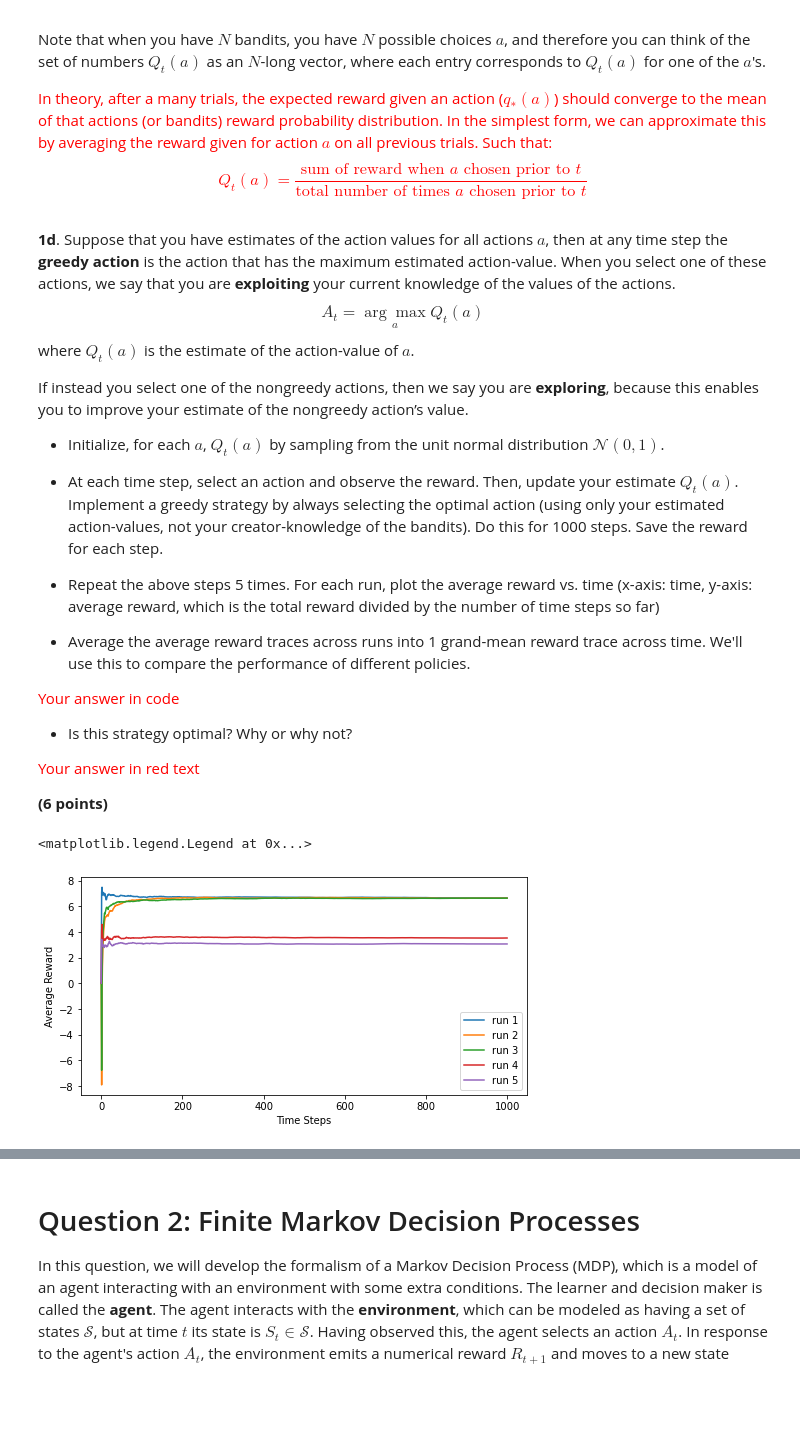
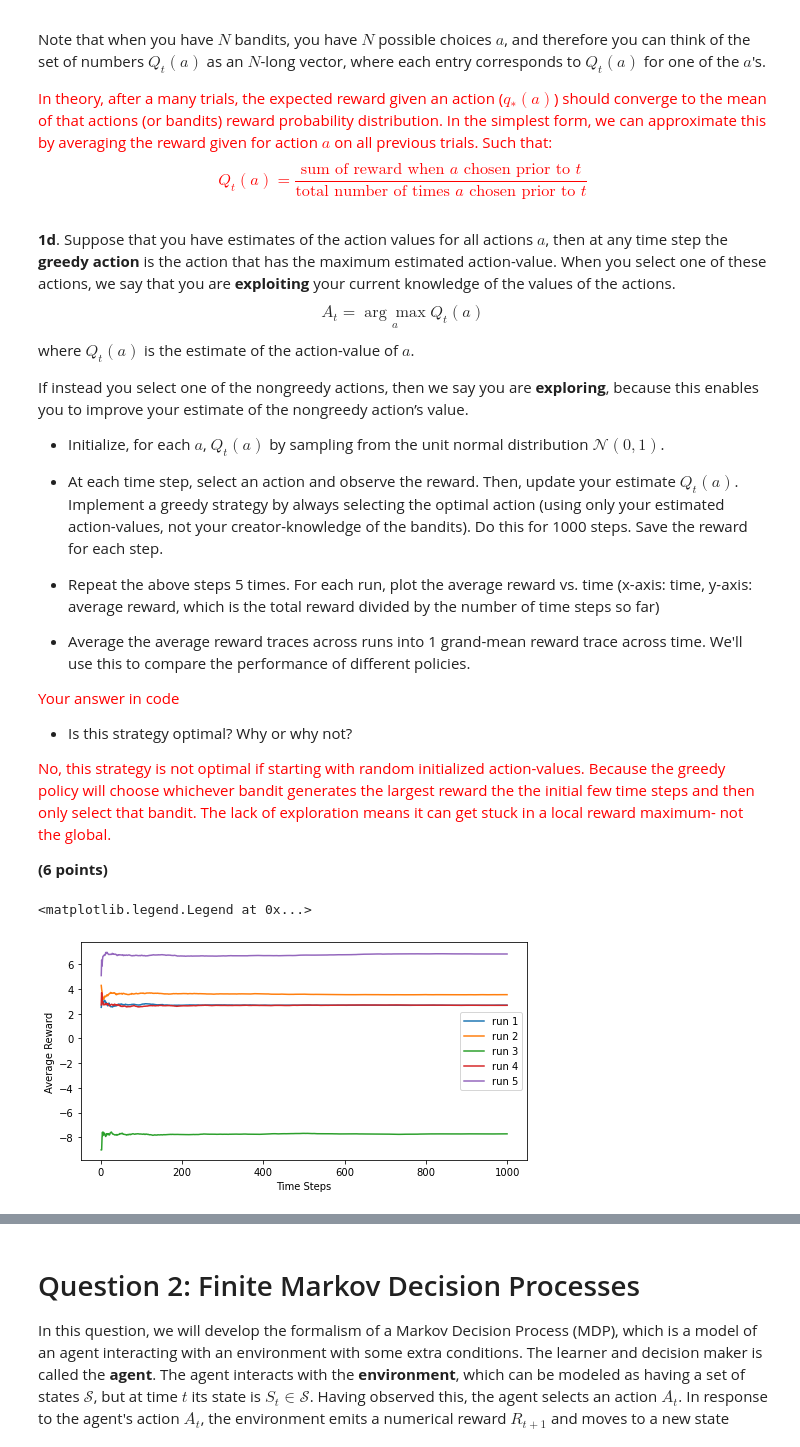
Before and after one commit to jess-breda/Neu537, a Jupyter notebook: neu537hw4/Questions_HW4_NEU437_537_GeneralizedLinearModels.ipynb, the cells around one changed output, grey strips where cells are left out. Saved outputs shown, nothing was run; the diff lists cells and outputs as text; code cells hidden in the pictures; blank space fills up the shorter version.

```diff
--- a/neu537hw4/Questions_HW4_NEU437_537_GeneralizedLinearModels.ipynb
+++ b/neu537hw4/Questions_HW4_NEU437_537_GeneralizedLinearModels.ipynb
@@ -112,12 +116,12 @@ value.
 
 * Is this strategy optimal? Why or why not?
 
-<font color="red"> Your answer in red text </font>
+<font color="red"> No, this strategy is not optimal if starting with random initialized action-values. Because the greedy policy will choose whichever bandit generates the largest reward the the initial few time steps and then only select that bandit. The lack of exploration means it can get stuck in a local reward maximum- not the global.  </font>
 
 **(6 points)**
 # %%
 # initialize values & set up plot
-np.random.seed(10)
+np.random.seed(15)
 n_tsteps = 1000
 n_runs = 5
 n_bandits = len(bandit_mus)
@@ -136,35 +140,35 @@ for run in range(n_runs):
     R = np.zeros(n_tsteps) # rewards
     avg_R = np.zeros(n_tsteps) # average R
 
     # iterate over time steps
     for tstep in range(n_tsteps):
 
         # make action choice given policy
         A[tstep] = np.argmax(Q_a[:, tstep])
 
         # observe reward
         R[tstep] = sample_bandit(bandit_mus[A[tstep]])
-        avg_R[tstep] = np.sum(R[:tstep]/tstep)
+        avg_R[tstep] = np.sum(R[:tstep]) / tstep + 1
 
         # update estimated values
         if tstep < n_tsteps-1:
             for bandit in range(n_bandits):
                 prev_rewards = (np.sum(R[A == bandit]))
                 n_action_chosen = np.count_nonzero(A[A==bandit])
 
                 if n_action_chosen == 0:
                     Q_a[bandit, tstep + 1] = 0
                 else:
                     Q_a[bandit, tstep + 1] = prev_rewards/n_action_chosen
 
     # store & plot
     avg_Rs.append(avg_R)
     ax.plot(range(n_tsteps), avg_R, label=f"run {run+1}")
 
 plt.legend()
 # %% [output]
 <matplotlib.legend.Legend at 0x...>
-[figure, old version]
+[figure, new version]
 # %% [markdown]
 **1e**. In an **$\epsilon$-greedy strategy**, we select the greedy action most of the time, but sometimes (i.e. with a small probability $\varepsilon$, we will select a random action.
 
```
Also changed, not shown: parts of 30 cells of this notebook, 1 other file.
